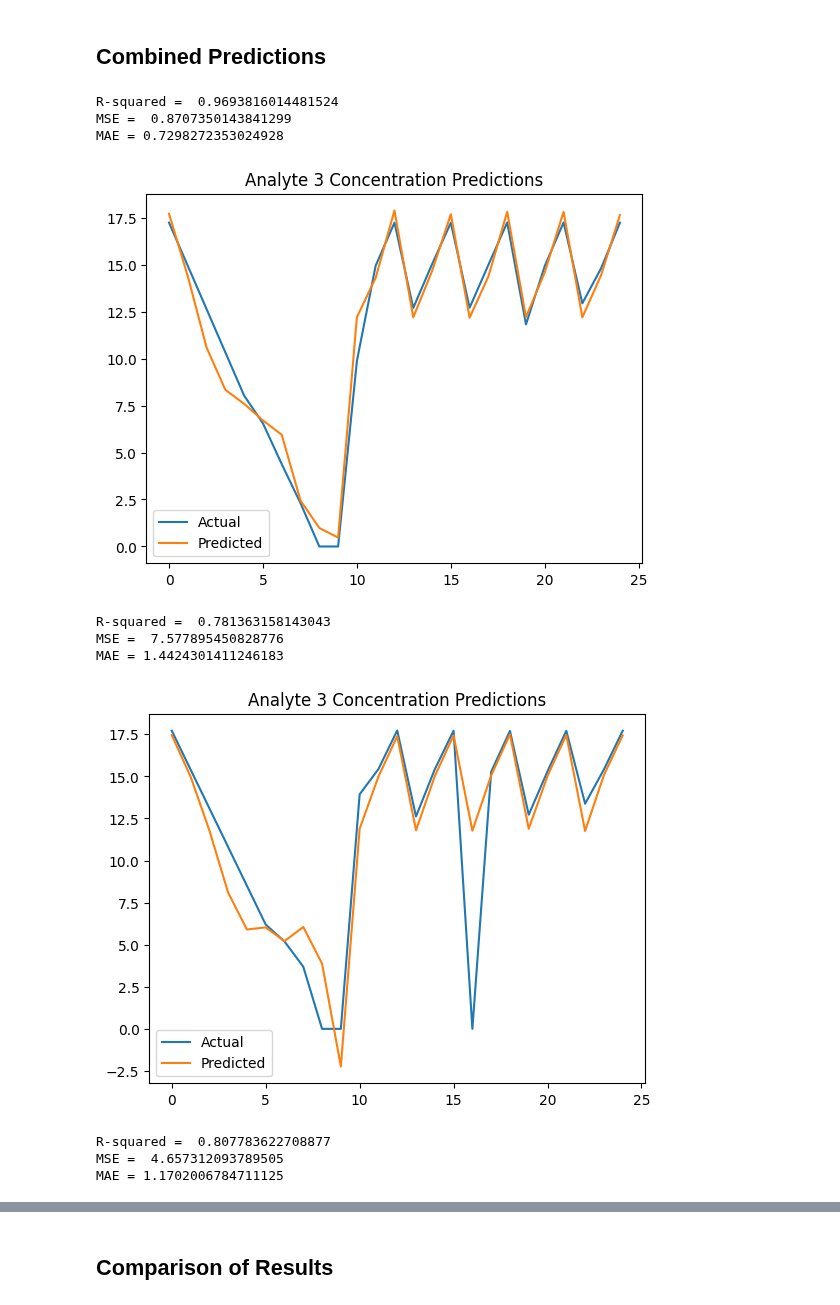
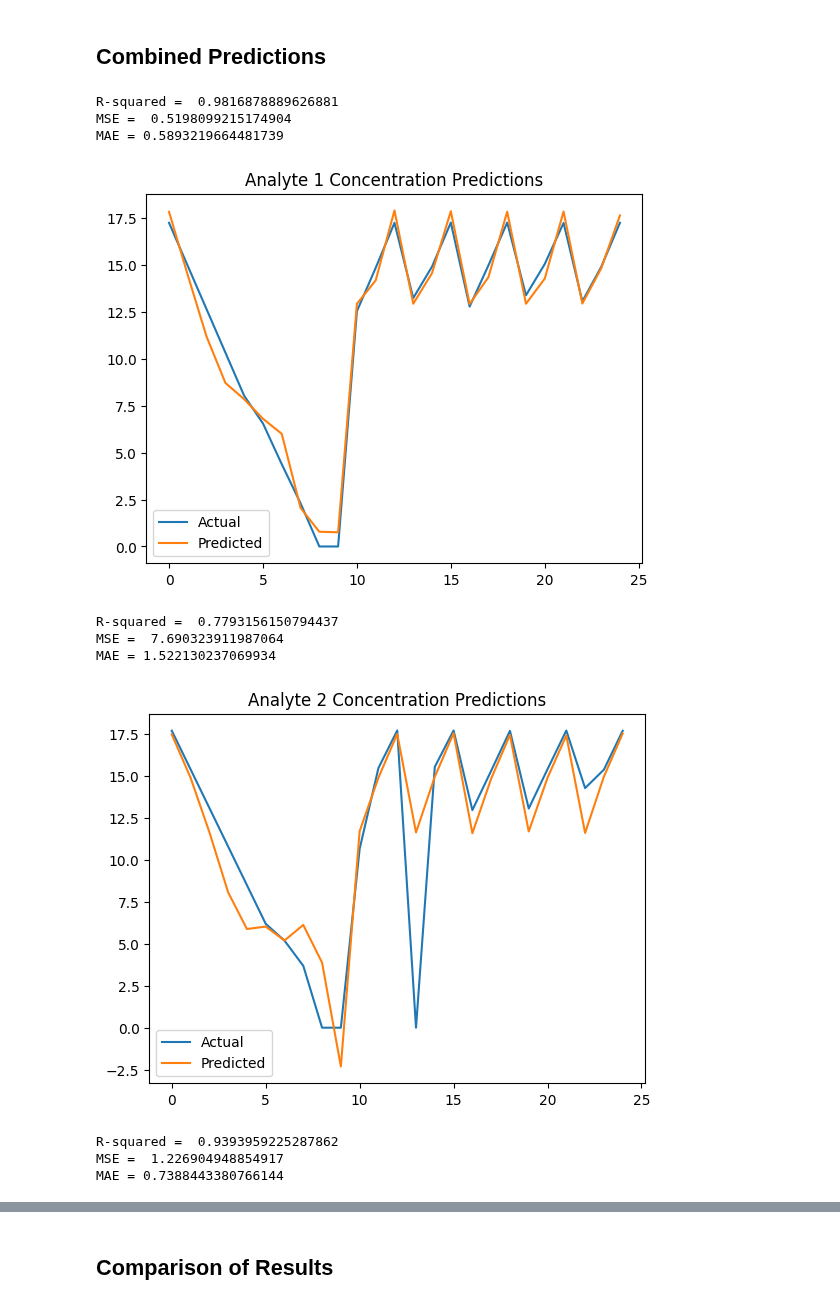
Before and after one commit to SohamD34/BTP, a Jupyter notebook: scripts/Concentration Regression/regression.ipynb, the cells around one changed output, grey strips where cells are left out. Cells and saved outputs as stored; diff of their text form; code cells hidden in the pictures.

```diff
--- a/scripts/Concentration Regression/regression.ipynb
+++ b/scripts/Concentration Regression/regression.ipynb
@@ -18,7 +18,7 @@ import warnings
 warnings.filterwarnings('ignore')
 os.chdir('/home/soham/Desktop/GitHub/BTP/')
 # %%
-total_data = pd.read_csv('data/labelled/labelled.csv')
+total_data = pd.read_csv('data/smote/labelled.csv')
 total_data = total_data[['Sensor1','Sensor2','Sensor3','label','CFU/mL']]
 total_data = total_data.replace(to_replace=0, value=1)
 total_data.head()
@@ -148,42 +148,45 @@ analyte_datas = [analyte1, analyte2, analyte3]
 r_squared = []
 mse = []
 mae = []
+
+i = 0
 
 for data in analyte_datas:
 
     X = data[['Sensor1','Sensor2','Sensor3']]
     Y = np.log(data['CFU/mL'])
 
     lasso_pred = lasso_regressors[data['label'].iloc[0]-1].predict(X)
     ridge_pred = ridge_regressors[data['label'].iloc[0]-1].predict(X)
 
     final_pred = 0.5*(lasso_pred + ridge_pred)
 
     r_sq = 1 - (np.sum((Y - final_pred) ** 2) / np.sum((Y - np.mean(Y)) ** 2))
     print('\nR-squared = ', r_sq)
     r_squared.append(r_sq)
 
     print('MSE = ',mean_squared_error(final_pred, Y))
     mse.append(mean_squared_error(final_pred, Y))
 
     print('MAE =', np.mean(np.abs(final_pred - Y)))
     mae.append(np.mean(np.abs(final_pred - Y)))
 
     x = [i for i in range(len(Y))]
     plt.plot(x,Y, label='Actual')
     plt.plot(x,final_pred, label='Predicted')
     plt.title(f'Analyte {i+1} Concentration Predictions')
+    i+=1
     plt.legend()
     plt.show()
 # %% [output]
-R-squared =  0.9693816014481524
-MSE =  0.8707350143841299
-MAE = 0.7298272353024928
+R-squared =  0.9816878889626881
+MSE =  0.5198099215174904
+MAE = 0.5893219664481739
-[figure, old version]
+[figure, new version]
-R-squared =  0.781363158143043
-MSE =  7.577895450828776
-MAE = 1.4424301411246183
+R-squared =  0.7793156150794437
+MSE =  7.690323911987064
+MAE = 1.522130237069934
-[figure, old version]
+[figure, new version]
-R-squared =  0.807783622708877
-MSE =  4.657312093789505
-MAE = 1.1702006784711125
+R-squared =  0.9393959225287862
+MSE =  1.226904948854917
+MAE = 0.7388443380766144
```
Also changed, not shown: parts of 6 cells of this notebook, 7 other files.
